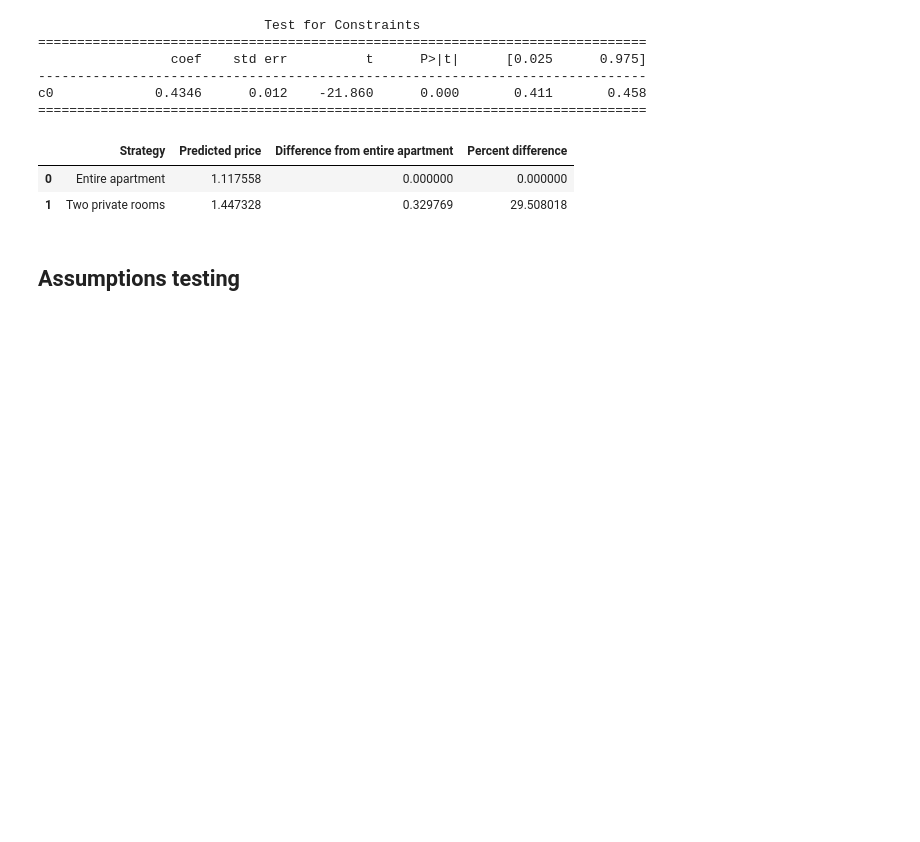
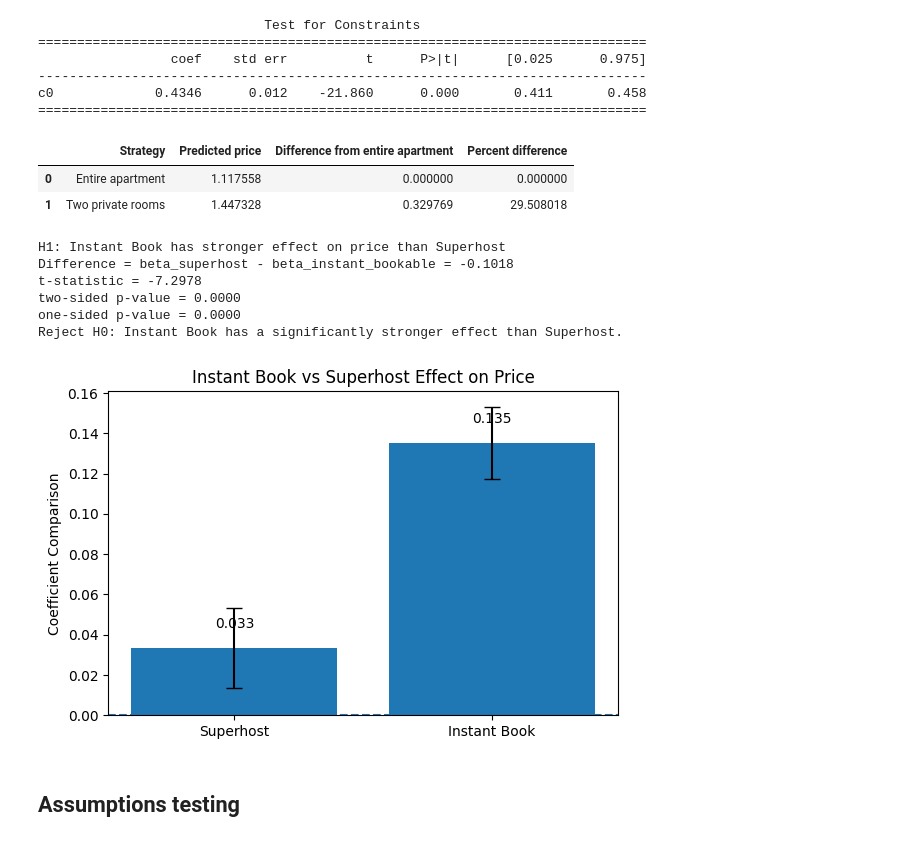
Before and after one commit to anna-kryvulia/Econometrics_project_Airbnb, a Jupyter notebook: price_model.ipynb, the cells around one changed output. Drawn from its saved outputs; the diff is of its cells as text; code cells hidden in the pictures; blank space fills up the shorter version.

```diff
--- a/price_model.ipynb
+++ b/price_model.ipynb
@@ -419,6 +419,77 @@ comparison
 |  | Strategy | Predicted price | Difference from entire apartment | Percent difference |
 | 0 | Entire apartment | 1.117558 | 0.000000 | 0.000000 |
 | 1 | Two private rooms | 1.447328 | 0.329769 | 29.508018 |
+# %%
+# Hypothesis: Instant Book effect > Superhost effect
+# H0: beta_superhost = beta_instant_bookable
+# H1: beta_superhost < beta_instant_bookable
+
+if ('host_is_superhost' in price_model.params.index and
+    'instant_bookable' in price_model.params.index):
+
+    test = price_model.t_test("host_is_superhost - instant_bookable = 0")
+
+    diff = price_model.params['host_is_superhost'] - price_model.params['instant_bookable']
+    t_stat = float(test.tvalue)
+    p_two_sided = float(test.pvalue)
+
+    # one-sided p-value for H1: beta_superhost < beta_instant_bookable
+    if t_stat < 0:
+        p_one_sided = p_two_sided / 2
+    else:
+        p_one_sided = 1 - p_two_sided / 2
+
+    print("\nH1: Instant Book has stronger effect on price than Superhost")
+    print(f"Difference = beta_superhost - beta_instant_bookable = {diff:.4f}")
+    print(f"t-statistic = {t_stat:.4f}")
+    print(f"two-sided p-value = {p_two_sided:.4f}")
+    print(f"one-sided p-value = {p_one_sided:.4f}")
+
+    if p_one_sided < 0.05:
+        print("Reject H0: Instant Book has a significantly stronger effect than Superhost.\n")
+    else:
+        print("Do not reject H0: no evidence that Instant Book has a stronger effect than Superhost.\n")
+else:
+    print("Required variables are not in the model.")
+# %% [output]
+H1: Instant Book has stronger effect on price than Superhost
+Difference = beta_superhost - beta_instant_bookable = -0.1018
+t-statistic = -7.2978
+two-sided p-value = 0.0000
+one-sided p-value = 0.0000
+Reject H0: Instant Book has a significantly stronger effect than Superhost.
+# %%
+import matplotlib.pyplot as plt
+import numpy as np
+
+def plot_superhost_vs_instant(price_model):
+    variables = ['host_is_superhost', 'instant_bookable']
+    labels = ['Superhost', 'Instant Book']
+
+    coefs = price_model.params[variables]
+    conf = price_model.conf_int().loc[variables]
+
+    lower = coefs - conf[0]
+    upper = conf[1] - coefs
+    errors = np.array([lower, upper])
+
+    plt.figure(figsize=(6,4))
+    plt.bar(labels, coefs, yerr=errors, capsize=6)
+
+    plt.axhline(0, linestyle='--')
+    plt.ylabel('Coefficient Comparison')
+    plt.title('Instant Book vs Superhost Effect on Price')
+
+    # annotate values
+    for i, v in enumerate(coefs):
+        plt.text(i, v + 0.01, f"{v:.3f}", ha='center')
+
+    plt.tight_layout()
+    plt.show()
+
+plot_superhost_vs_instant(price_model)
+# %% [output]
+[figure, added]
 # %% [markdown]
 ## Assumptions testing
 # %% [markdown]
```
